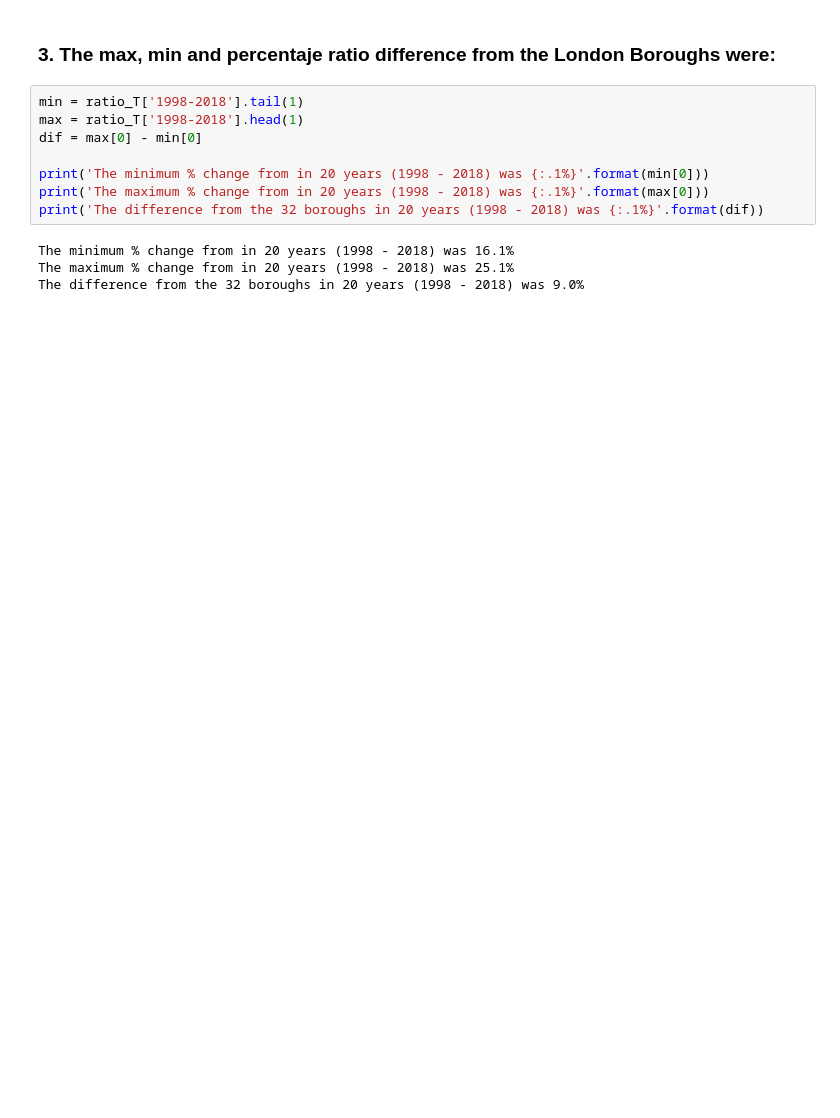
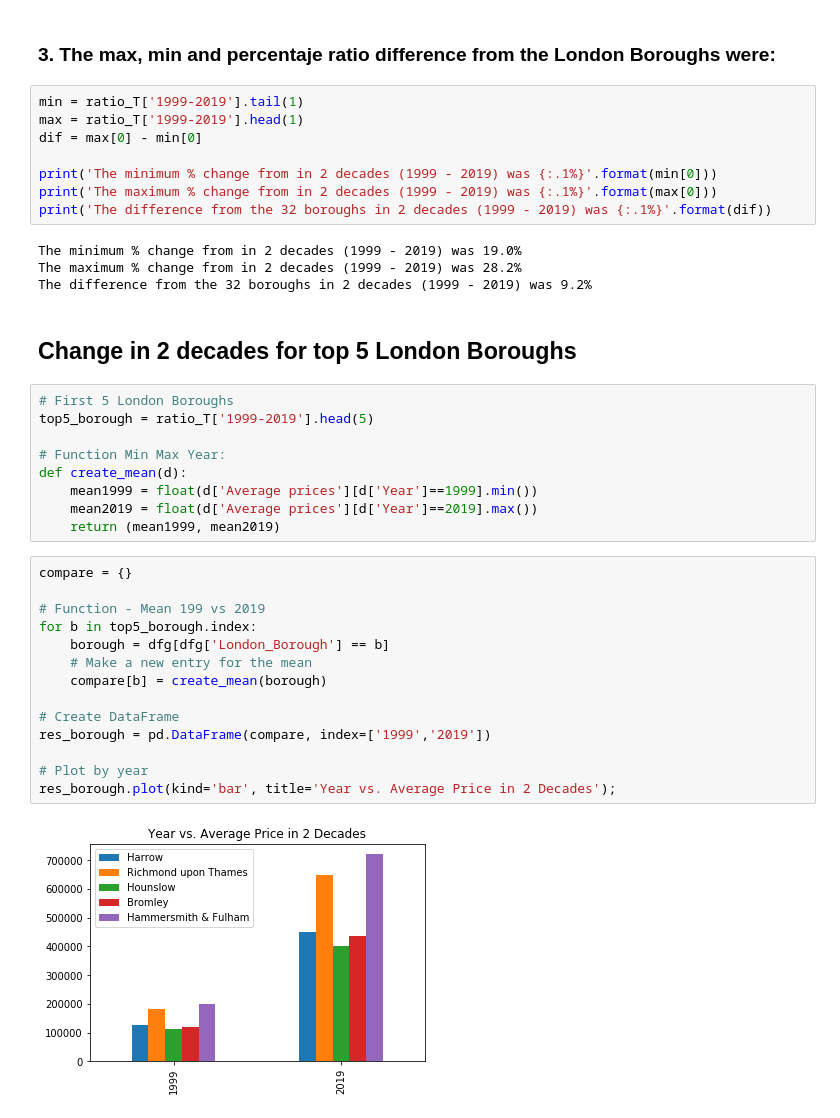
Before and after one commit to avpr2000/LondonHousing, a Jupyter notebook: Tier3_LondonHousingPrices.ipynb, the cells around one changed output. Cells and saved outputs as stored; diff of their text form; blank space fills up the shorter version.

```diff
--- a/Tier3_LondonHousingPrices.ipynb
+++ b/Tier3_LondonHousingPrices.ipynb
@@ -520,14 +505,41 @@ Name: 1998-2018, dtype: float64
 # %% [markdown]
 ### 3. The max, min and percentaje ratio difference from the London Boroughs were:
 # %%
-min = ratio_T['1998-2018'].tail(1)
-max = ratio_T['1998-2018'].head(1)
+min = ratio_T['1999-2019'].tail(1)
+max = ratio_T['1999-2019'].head(1)
 dif = max[0] - min[0]
 
-print('The minimum % change from in 20 years (1998 - 2018) was {:.1%}'.format(min[0]))
-print('The maximum % change from in 20 years (1998 - 2018) was {:.1%}'.format(max[0]))
-print('The difference from the 32 boroughs in 20 years (1998 - 2018) was {:.1%}'.format(dif))
+print('The minimum % change from in 2 decades (1999 - 2019) was {:.1%}'.format(min[0]))
+print('The maximum % change from in 2 decades (1999 - 2019) was {:.1%}'.format(max[0]))
+print('The difference from the 32 boroughs in 2 decades (1999 - 2019) was {:.1%}'.format(dif))
 # %% [output]
-The minimum % change from in 20 years (1998 - 2018) was 16.1%
-The maximum % change from in 20 years (1998 - 2018) was 25.1%
-The difference from the 32 boroughs in 20 years (1998 - 2018) was 9.0%
+The minimum % change from in 2 decades (1999 - 2019) was 19.0%
+The maximum % change from in 2 decades (1999 - 2019) was 28.2%
+The difference from the 32 boroughs in 2 decades (1999 - 2019) was 9.2%
+# %% [markdown]
+## Change in 2 decades for top 5 London Boroughs
+# %%
+# First 5 London Boroughs
+top5_borough = ratio_T['1999-2019'].head(5)
+
+# Function Min Max Year:
+def create_mean(d):
+    mean1999 = float(d['Average prices'][d['Year']==1999].min())
+    mean2019 = float(d['Average prices'][d['Year']==2019].max())
+    return (mean1999, mean2019)
+# %%
+compare = {}
+
+# Function - Mean 199 vs 2019
+for b in top5_borough.index:
+    borough = dfg[dfg['London_Borough'] == b]
+    # Make a new entry for the mean
+    compare[b] = create_mean(borough)
+
+# Create DataFrame
+res_borough = pd.DataFrame(compare, index=['1999','2019'])
+
+# Plot by year
+res_borough.plot(kind='bar', title='Year vs. Average Price in 2 Decades');
+# %% [output]
+[figure, added]
```
Also changed, not shown: parts of 12 cells of this notebook.
